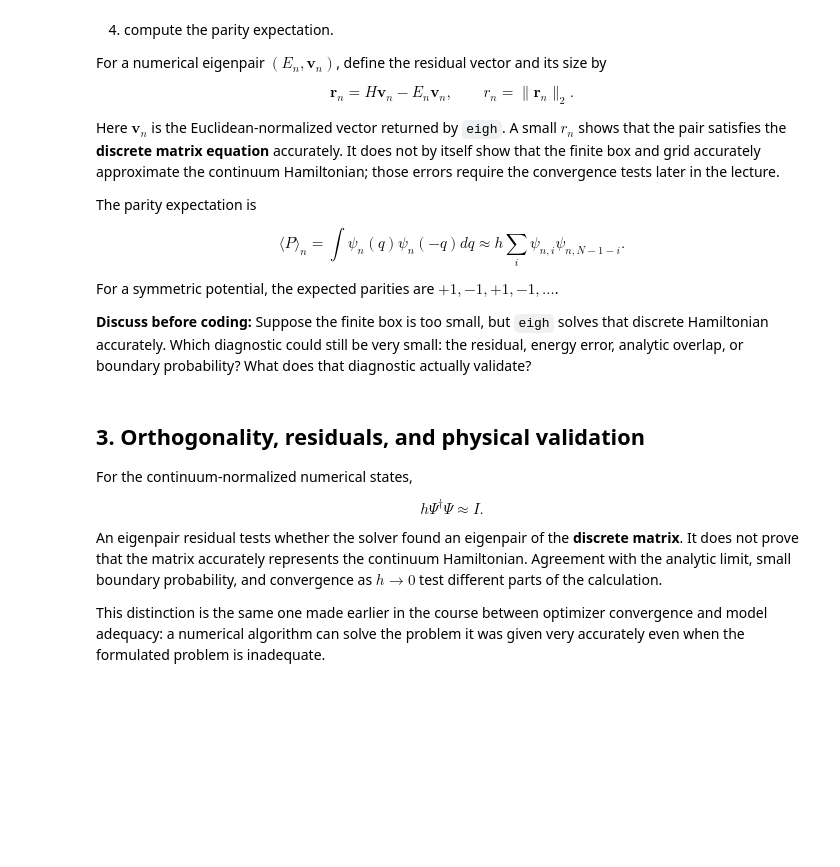
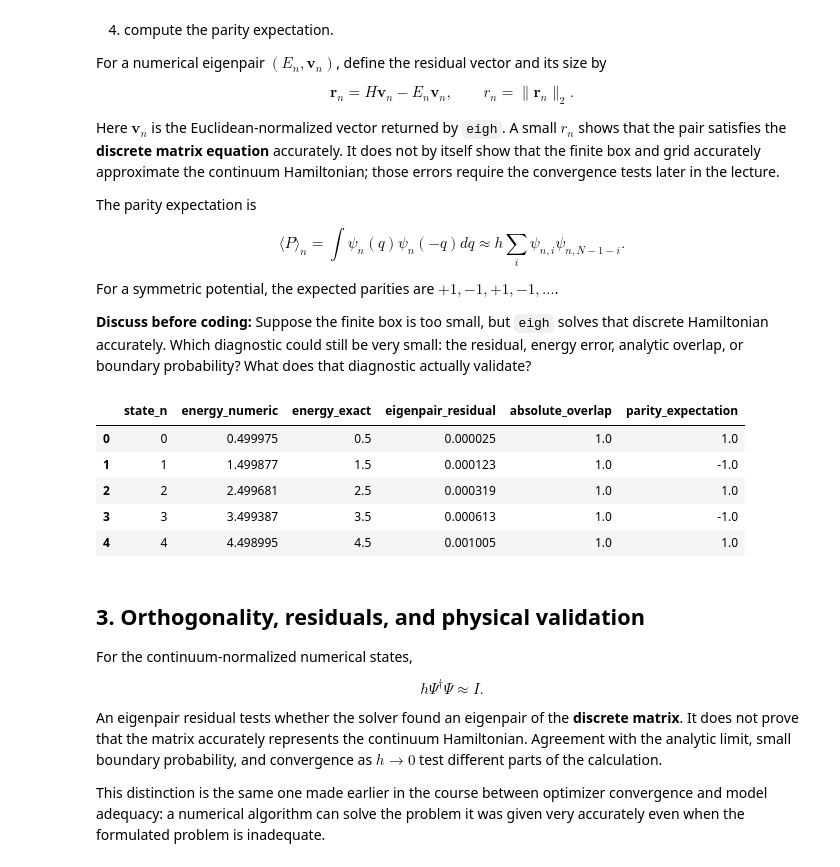
Before and after one commit to Mohommed729/gradcompphys, a Jupyter notebook: lectures/lecture13_eigen_10_20_26.ipynb, the cells around one changed output. Cells and saved outputs as stored; diff of their text form; code cells hidden in the pictures; blank space fills up the shorter version.

```diff
--- a/lectures/lecture13_eigen_10_20_26.ipynb
+++ b/lectures/lecture13_eigen_10_20_26.ipynb
@@ -420,37 +431,44 @@ For a symmetric potential, the expected parities are $+1,-1,+1,-1,\ldots$.
 validation_rows = []
 
 for n in range(5):
     # Extract both discrete-vector and continuum-wavefunction normalizations.
     energy = harmonic_energies[n]
     euclidean_vector = harmonic_vectors[:, n]
     wavefunction = harmonic_wavefunctions[:, n]
     analytic = harmonic_wavefunction(n, harmonic_grid_df["q"].to_numpy())
 
     # TODO: compute the exact harmonic-oscillator energy.
-    exact_energy = ...
+    exact_energy = n + 0.5
 
     # TODO: compute ||H v - E v||_2 using matrix-vector multiplication.
-    residual = ...
+    residual = np.linalg.norm(harmonic_hamiltonian @ euclidean_vector - exact_energy * euclidean_vector)
 
     # TODO: compute the absolute continuum overlap with the analytic state.
-    absolute_overlap = ...
+    absolute_overlap = np.abs(h_demo * np.sum(wavefunction * analytic))
 
     # TODO: compute the parity expectation by reversing the sampled wavefunction.
-    parity_expectation = ...
+    parity_expectation = np.sum(wavefunction[::-1] * wavefunction) * h_demo
 
     # Keep solver, continuum, and symmetry checks in the same output row.
     validation_rows.append({
         "state_n": n,
         "energy_numeric": energy,
         "energy_exact": exact_energy,
         "eigenpair_residual": residual,
         "absolute_overlap": absolute_overlap,
         "parity_expectation": parity_expectation,
     })
 
 # Convert the accumulated dictionaries into a table for comparison across states.
 validation_df = pd.DataFrame(validation_rows)
 validation_df
+# %% [output]
+|  | state_n | energy_numeric | energy_exact | eigenpair_residual | absolute_overlap | parity_expectation |
+| 0 | 0 | 0.499975 | 0.5 | 0.000025 | 1.0 | 1.0 |
+| 1 | 1 | 1.499877 | 1.5 | 0.000123 | 1.0 | -1.0 |
+| 2 | 2 | 2.499681 | 2.5 | 0.000319 | 1.0 | 1.0 |
+| 3 | 3 | 3.499387 | 3.5 | 0.000613 | 1.0 | -1.0 |
+| 4 | 4 | 4.498995 | 4.5 | 0.001005 | 1.0 | 1.0 |
 # %% [markdown]
 ## 3. Orthogonality, residuals, and physical validation
 
```
Also changed, not shown: parts of 8 cells of this notebook, 2 other files.
